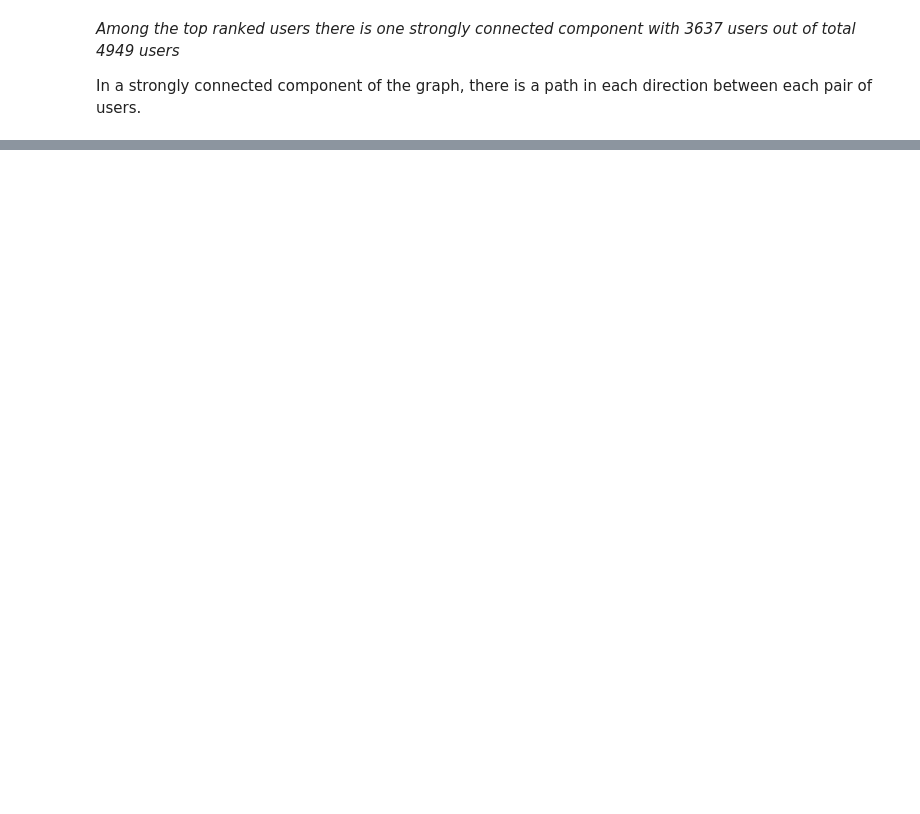
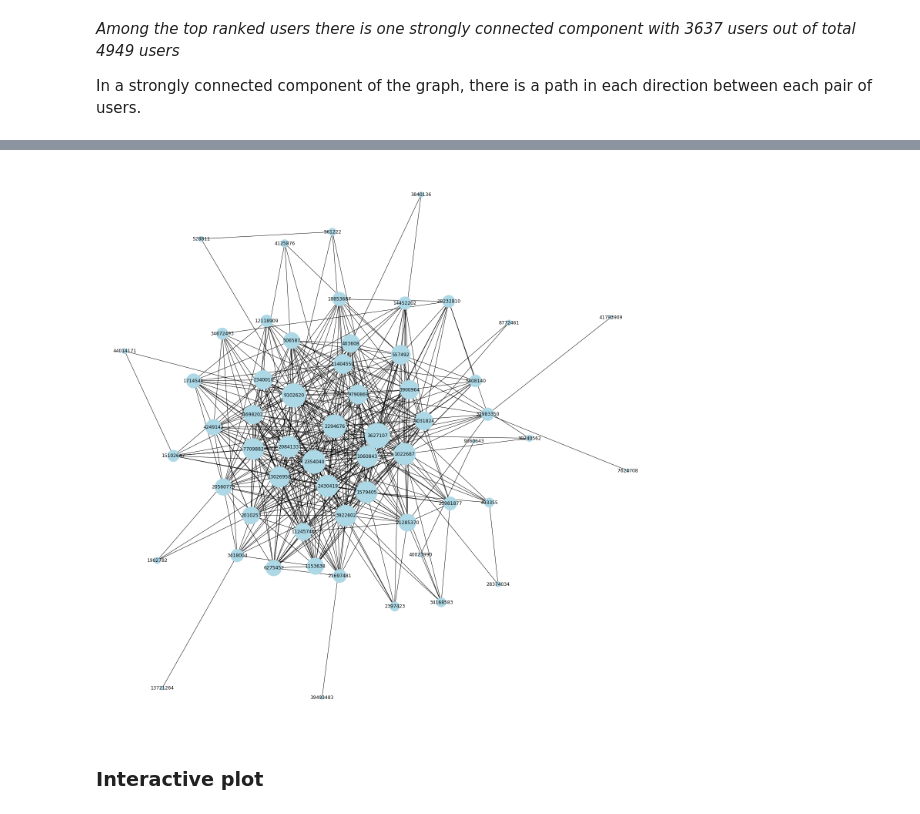
Before and after one commit to gmartinezgh/vivino-users, a Jupyter notebook: vivino-users-graph-analysis.ipynb, the cells around one changed output, grey strips where cells are left out. Drawn from its saved outputs; the diff is of its cells as text; code cells hidden in the pictures; blank space fills up the shorter version.

```diff
--- a/vivino-users-graph-analysis.ipynb
+++ b/vivino-users-graph-analysis.ipynb
@@ -159,0 +199,3 @@ In a strongly connected component of the graph, there is a path in each directio
+# %%
+communities = g.labelPropagation(maxIter=6)
+communities.show()
@@ -161,16 +218,24 @@ In a strongly connected component of the graph, there is a path in each directio
 import networkx as nx
 from networkx.drawing.nx_agraph import graphviz_layout
 import matplotlib.pyplot as plt
+import numpy as np
 
-def PlotGraph(edge_list):
-    Gplot=nx.Graph()
-    for row in edge_list.select('src','dst').take(100):
-        Gplot.add_edge(row['src'],row['dst'])
+def CreateNxGraph(edge_list):
+    G=nx.Graph()
+    for row in edge_list.rdd.collect():
+        G.add_edge(row["src"],row["dst"])
+    return G
 
-    plt.subplot(121)
-    pos = nx.kamada_kawai_layout(Gplot,scale=2)
-    nx.draw(Gplot, with_labels=True, pos = pos)
-
-PlotGraph(g.edges)
+def PlotGraph(G):
+    d = dict(G.degree)
+    plt.figure(3, figsize=(20,20))
+    pos = nx.kamada_kawai_layout(G,scale=2)
+    #pos = nx.spring_layout(G, scale=20, k=3/np.sqrt(G.order()))
+    nx.draw(G,
+            pos = pos,
+            node_color='lightblue',
+            with_labels=True,
+            nodelist=d,
+            node_size=[d[k]*100 for k in d])
 # %% [output]
 [interactive output not drawn]
@@ -177,0 +242,5 @@ PlotGraph(g.edges)
+# %%
+# filter id's of users in chosen community
+chosen_community_label = "2084133"
+chosen_community_users = communities.filter(f"label = {chosen_community_label}").select("id").rdd.flatMap(lambda x: x).collect()
+community_edges = g.edges.where(F.col("src").isin(chosen_community_users)).where(F.col("dst").isin(chosen_community_users))
@@ -177,0 +249,7 @@ PlotGraph(g.edges)
+# %%
+G = CreateNxGraph(community_edges)
+PlotGraph(G)
+# %% [output]
+[figure, added]
+# %% [markdown]
+### Interactive plot
```
Also changed, not shown: parts of 19 cells of this notebook, 1 other file.
